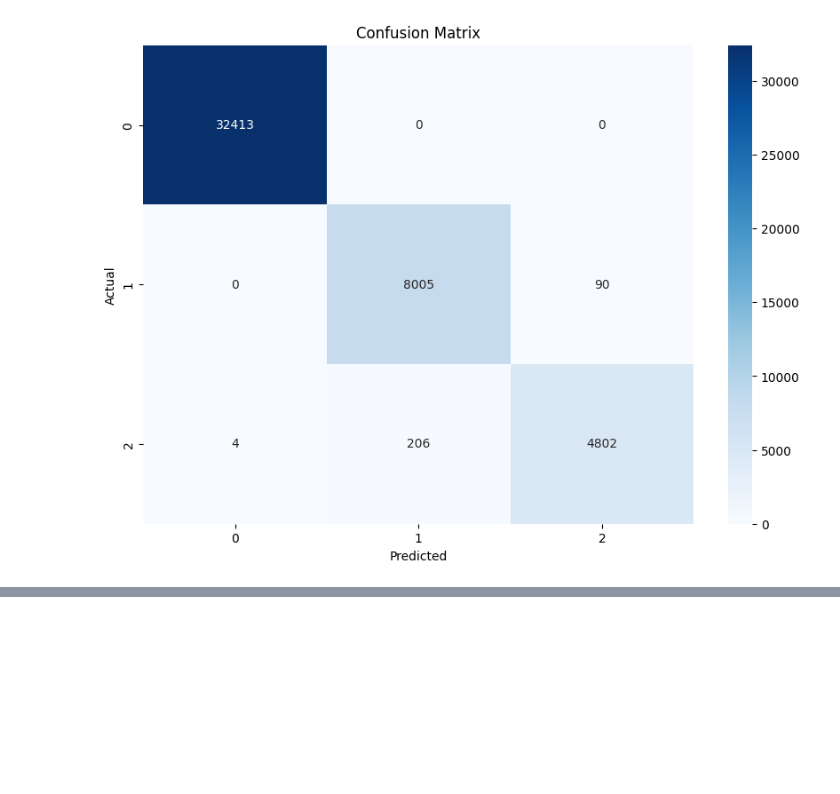
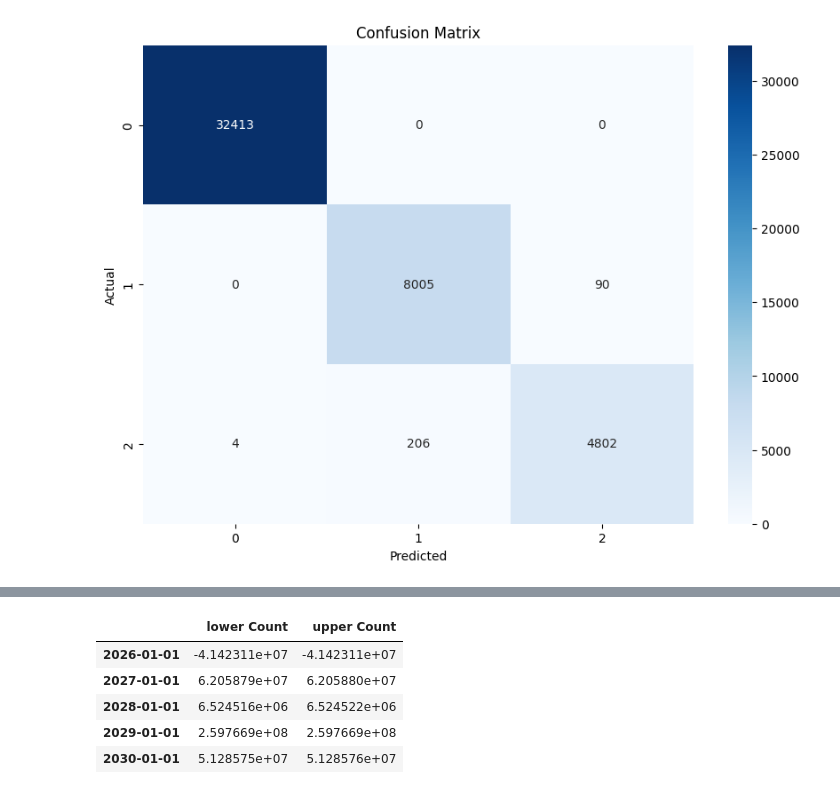
Before and after one commit to youssefelzahar/youssefelzahar-Electric-Vehicle-Population-Data, a Jupyter notebook: model.ipynb, the cells around one changed output, grey strips where cells are left out. Saved outputs shown, nothing was run; the diff lists cells and outputs as text; code cells hidden in the pictures; blank space fills up the shorter version.

Commit message:
forecasting

```diff
--- a/model.ipynb
+++ b/model.ipynb
@@ -569,0 +623,6 @@ plt.show()
+# %%
+import statsmodels.api as sm
+model = sm.tsa.statespace.SARIMAX(ev_population, order=(1, 1, 1), seasonal_order=(1, 1, 1, 12))
+results = model.fit()
+
+print(results.summary())
@@ -569,0 +664,14 @@ plt.show()
+# %%
+forecast_steps = 5  # Number of years to forecast
+forecast = results.get_forecast(steps=forecast_steps)
+predictions = forecast.predicted_mean
+conf_int = forecast.conf_int()
+# %%
+conf_int
+# %% [output]
+|  | lower Count | upper Count |
+| 2026-01-01 | -4.142311e+07 | -4.142311e+07 |
+| 2027-01-01 | 6.205879e+07 | 6.205880e+07 |
+| 2028-01-01 | 6.524516e+06 | 6.524522e+06 |
+| 2029-01-01 | 2.597669e+08 | 2.597669e+08 |
+| 2030-01-01 | 5.128575e+07 | 5.128576e+07 |
```
Also changed, not shown: parts of 7 cells of this notebook.
